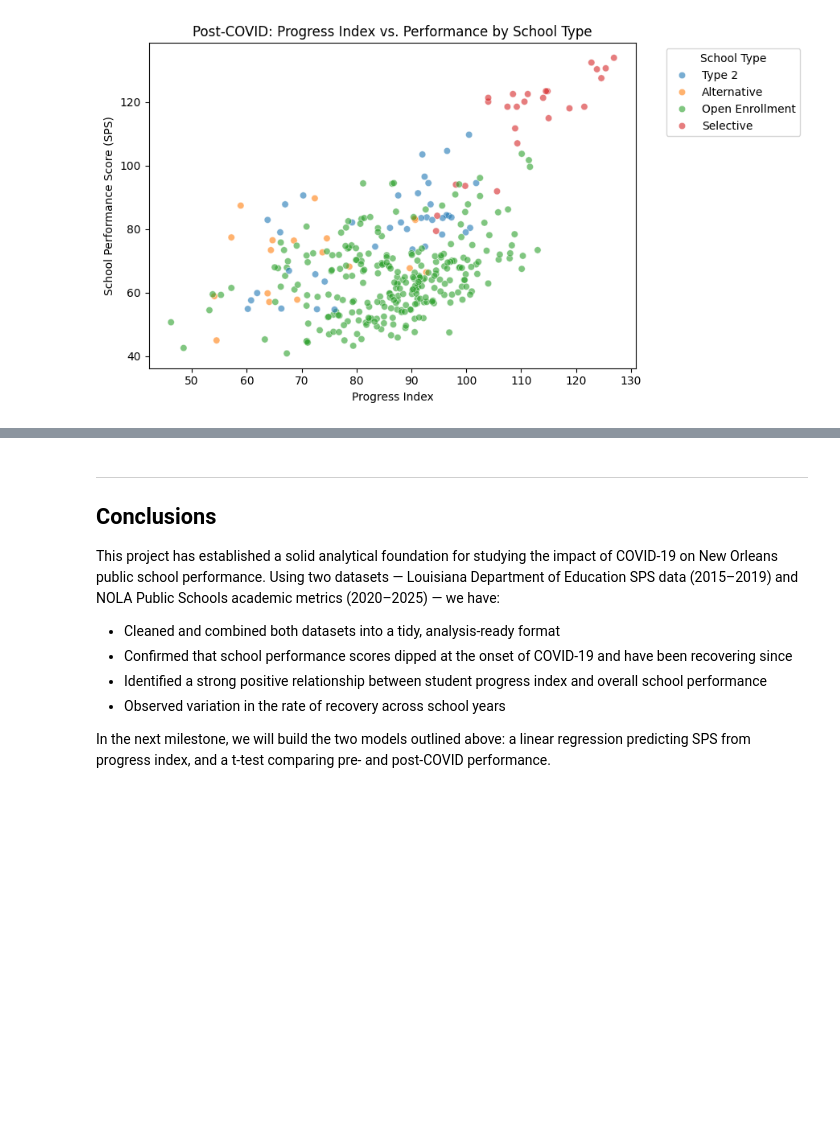
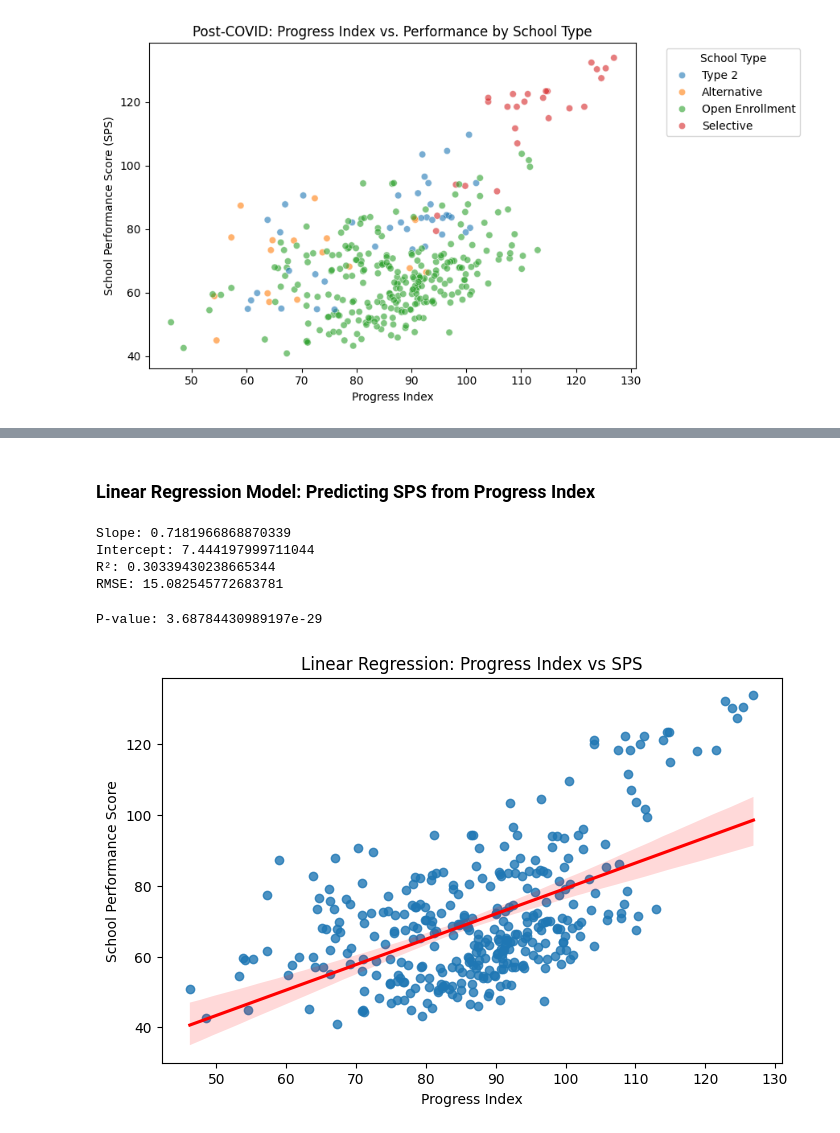
Before and after one commit to sphil5/sphil5.github.io, a Jupyter notebook: Phillips_Aponte_M2.ipynb, the cells around one changed output, grey strips where cells are left out. Saved outputs shown, nothing was run; the diff lists cells and outputs as text; code cells hidden in the pictures; blank space fills up the shorter version.

```diff
--- a/Phillips_Aponte_M2.ipynb
+++ b/Phillips_Aponte_M2.ipynb
@@ -603,16 +645,67 @@ The exploratory data analysis above supports the following two modeling approach
 ### Model Justification
 
 Both models are directly informed by the EDA conducted above. The consistent upward trend in average SPS post-COVID (Graph 3), the visible drop at the COVID onset (Graph 2), and the positive progress-performance relationship (Graph 6) together provide strong justification for pursuing these two quantitative questions in subsequent milestones.
-# %% [markdown]
----
-
-## Conclusions
-
-This project has established a solid analytical foundation for studying the impact of COVID-19 on New Orleans public school performance. Using two datasets — Louisiana Department of Education SPS data (2015–2019) and NOLA Public Schools academic metrics (2020–2025) — we have:
-
-- Cleaned and combined both datasets into a tidy, analysis-ready format
-- Confirmed that school performance scores dipped at the onset of COVID-19 and have been recovering since
-- Identified a strong positive relationship between student progress index and overall school performance
-- Observed variation in the rate of recovery across school years
-
-In the next milestone, we will build the two models outlined above: a linear regression predicting SPS from progress index, and a t-test comparing pre- and post-COVID performance.
+# %% [markdown]
+### Linear Regression Model: Predicting SPS from Progress Index
+# %%
+from sklearn.linear_model import LinearRegression
+from sklearn.metrics import r2_score, mean_squared_error
+from scipy.stats import linregress
+import numpy as np
+
+# Remove missing values
+df_model = df_postcovid.dropna(
+    subset=["progress_index", "school_performance_score_sps"]
+)
+
+X = df_model[["progress_index"]]
+y = df_model["school_performance_score_sps"]
+
+# Fit model
+model = LinearRegression()
+model.fit(X, y)
+
+# Predictions
+y_pred = model.predict(X)
+
+# Metrics
+r2 = r2_score(y, y_pred)
+rmse = np.sqrt(mean_squared_error(y, y_pred))
+
+print("Slope:", model.coef_[0])
+print("Intercept:", model.intercept_)
+print("R²:", r2)
+print("RMSE:", rmse)
+# %% [output]
+Slope: 0.7181966868870339
+Intercept: 7.444197999711044
+R²: 0.30339430238665344
+RMSE: 15.082545772683781
+# %%
+# Perform linear regression to measure the relationship between student progress index and school performance score (SPS)
+slope, intercept, r_value, p_value, std_err = linregress(
+    df_model["progress_index"],
+    df_model["school_performance_score_sps"]
+)
+
+# Display the p-value
+print("P-value:", p_value)
+# %% [output]
+P-value: 3.68784430989197e-29
+# %%
+# @title Visualization
+plt.figure(figsize=(8,5))
+
+sns.regplot(
+    data=df_model,
+    x="progress_index",
+    y="school_performance_score_sps",
+    line_kws={"color": "red"}
+)
+
+plt.title("Linear Regression: Progress Index vs SPS")
+plt.xlabel("Progress Index")
+plt.ylabel("School Performance Score")
+plt.show()
+# %% [output]
+[figure, added]
```
Also changed, not shown: parts of 23 cells of this notebook, 1 other file.
